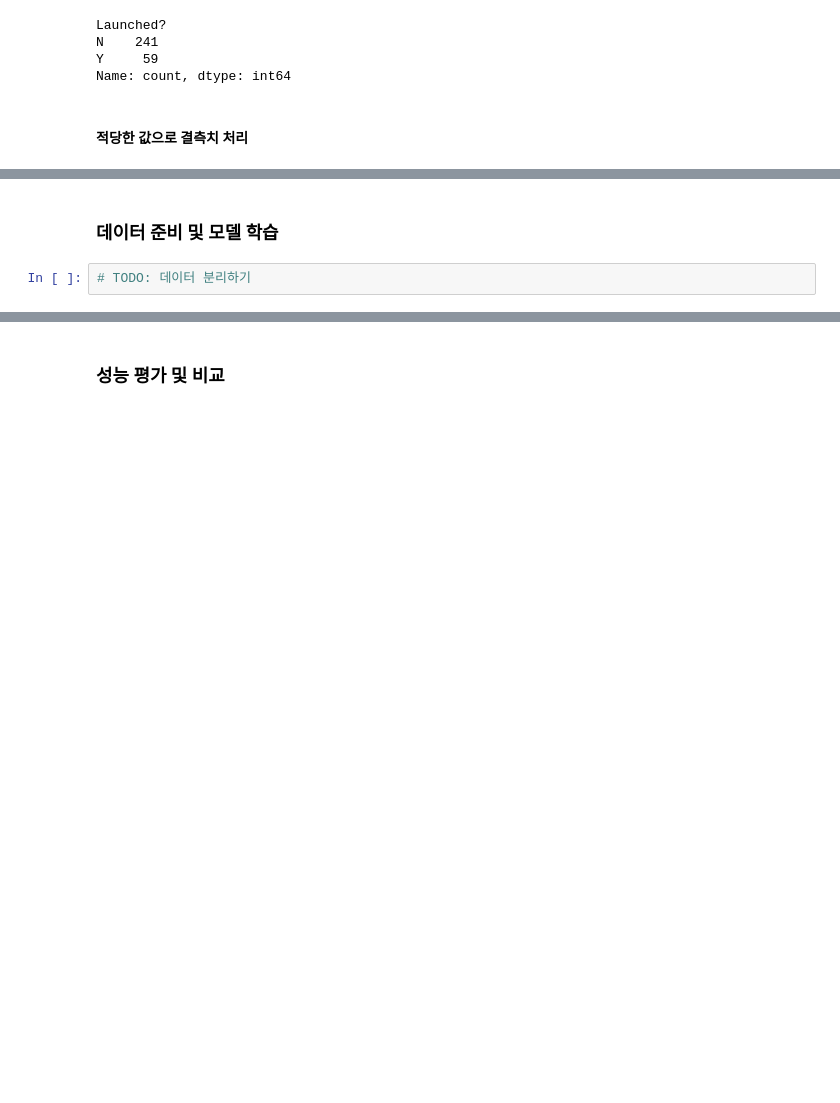
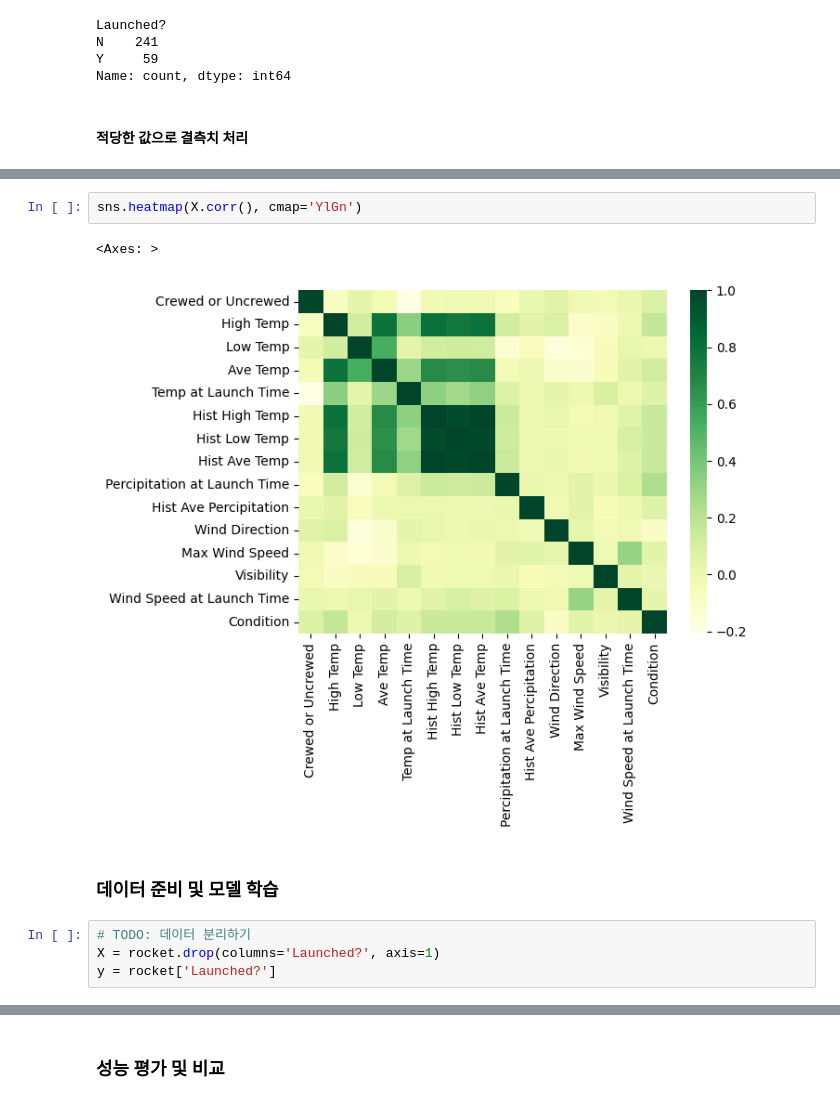
Before and after one commit to jen282/ms-machine-learning, a Jupyter notebook: python-ml/04_RocketLaunch.ipynb, the cells around one changed output, grey strips where cells are left out. Drawn from its saved outputs; the diff is of its cells as text; blank space fills up the shorter version.

```diff
--- a/python-ml/04_RocketLaunch.ipynb
+++ b/python-ml/04_RocketLaunch.ipynb
@@ -147,4 +317,11 @@ rocket[]
+# %%
+sns.heatmap(X.corr(), cmap='YlGn')
+# %% [output]
+<Axes: >
+[figure, added]
 # %% [markdown]
 ### 데이터 준비 및 모델 학습
-# %%
-# TODO: 데이터 분리하기
+# %%
+# TODO: 데이터 분리하기
+X = rocket.drop(columns='Launched?', axis=1)
+y = rocket['Launched?']
```
Also changed, not shown: parts of 47 cells of this notebook.
